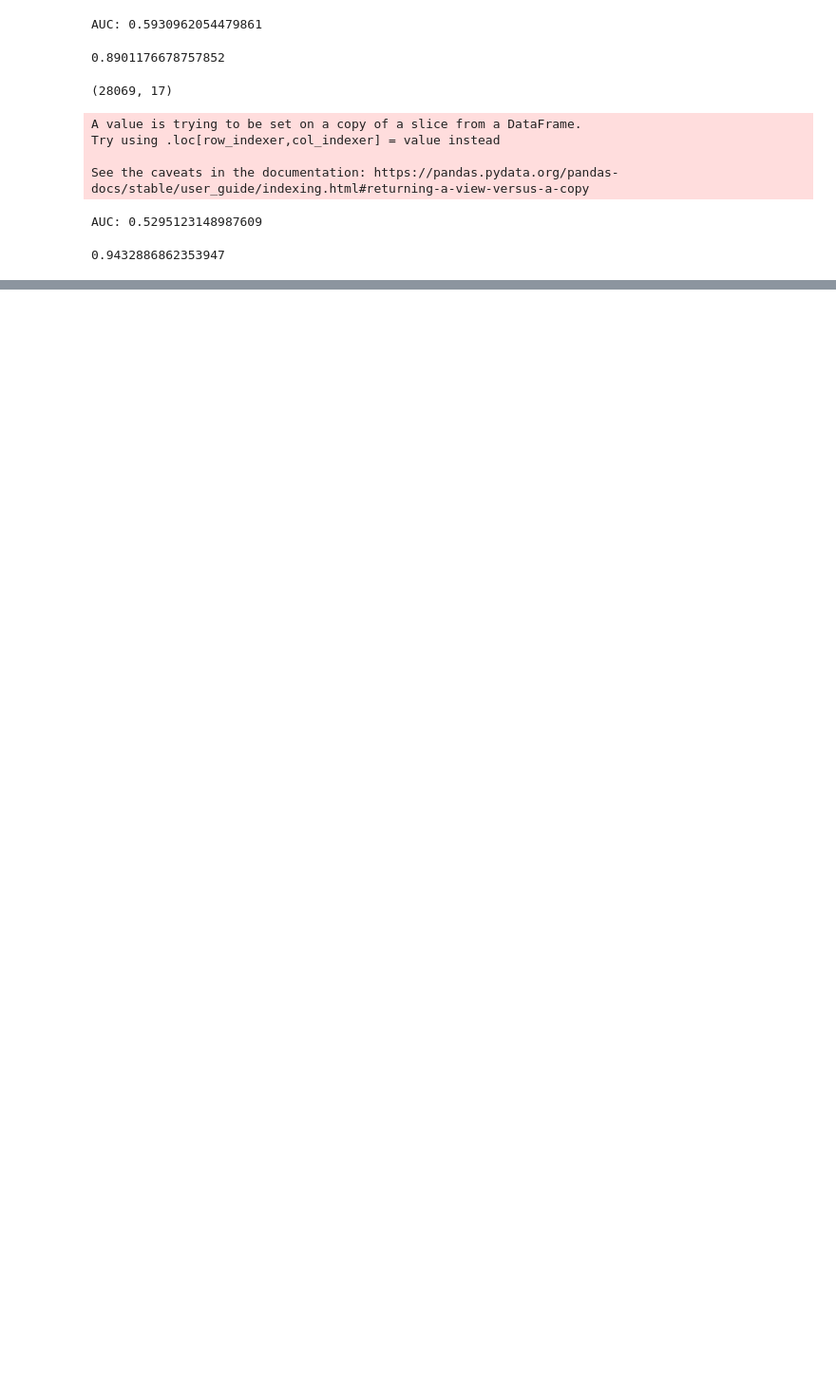
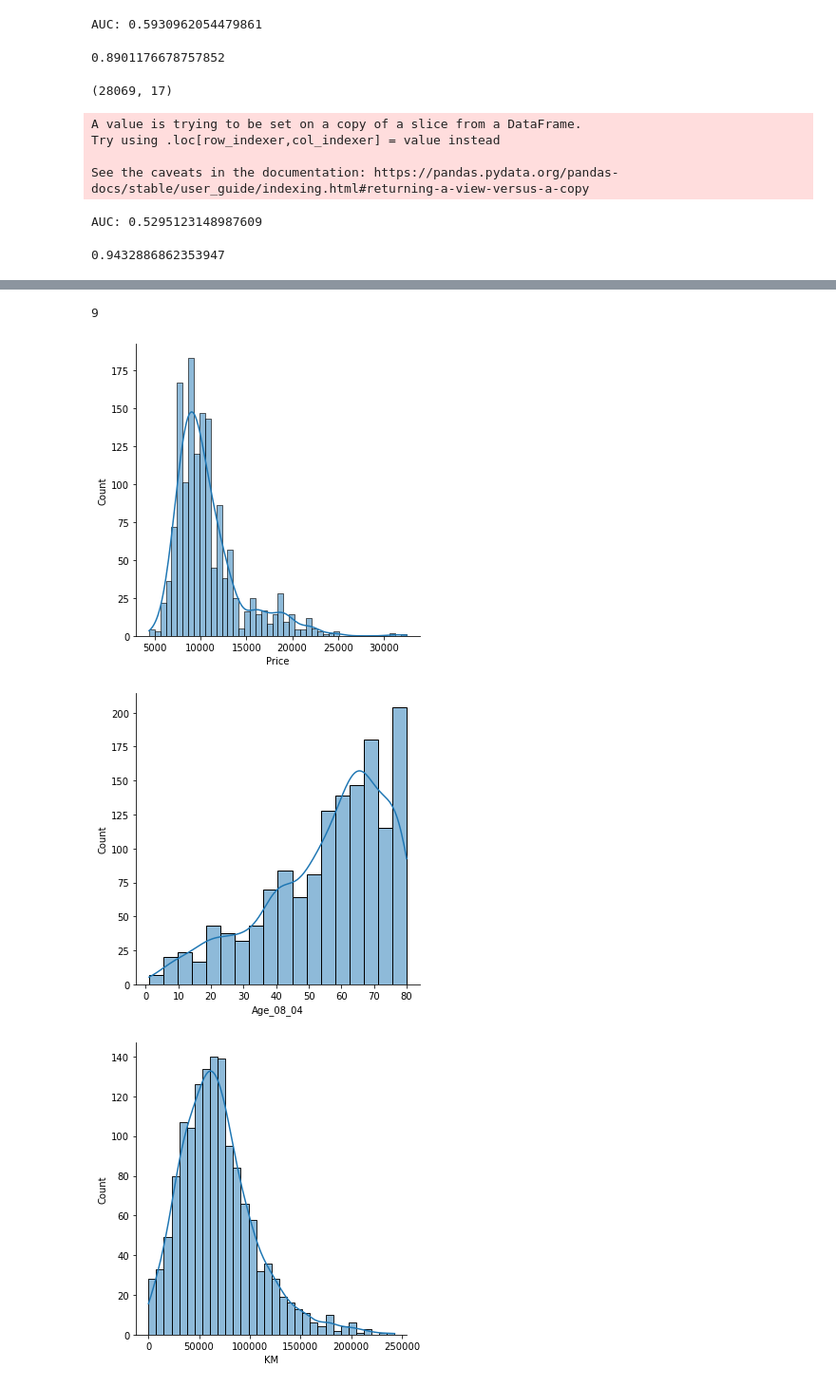
Before and after one commit to naveenverse/code, a Jupyter notebook: regression_analysis.ipynb, the cells around one changed output, grey strips where cells are left out. Shown at 95% size. Saved outputs shown, nothing was run; the diff lists cells and outputs as text; code cells hidden in the pictures; blank space fills up the shorter version.

```diff
--- a/regression_analysis.ipynb
+++ b/regression_analysis.ipynb
@@ -587,0 +531,3 @@ plt.show()
+# %%
+df = pd.read_csv('../multi lin/ToyotaCorolla.csv',encoding='unicode_escape')
+df.head()
@@ -587,0 +542,3 @@ plt.show()
+# %%
+df_pred = df[["Price","Age_08_04","KM","HP","cc","Doors","Gears","Quarterly_Tax","Weight"]]
+df_pred.corr()
@@ -587,0 +568,12 @@ plt.show()
+# %%
+len(df_pred.columns)
+# %% [output]
+9
+# %%
+## EDA
+for col in df_pred.columns:
+    sns.displot(df_pred[col],kde=True)
+# %% [output]
+[figure, added]
+[figure, added]
+[figure, added]
```
Also changed, not shown: parts of 29 cells of this notebook.
